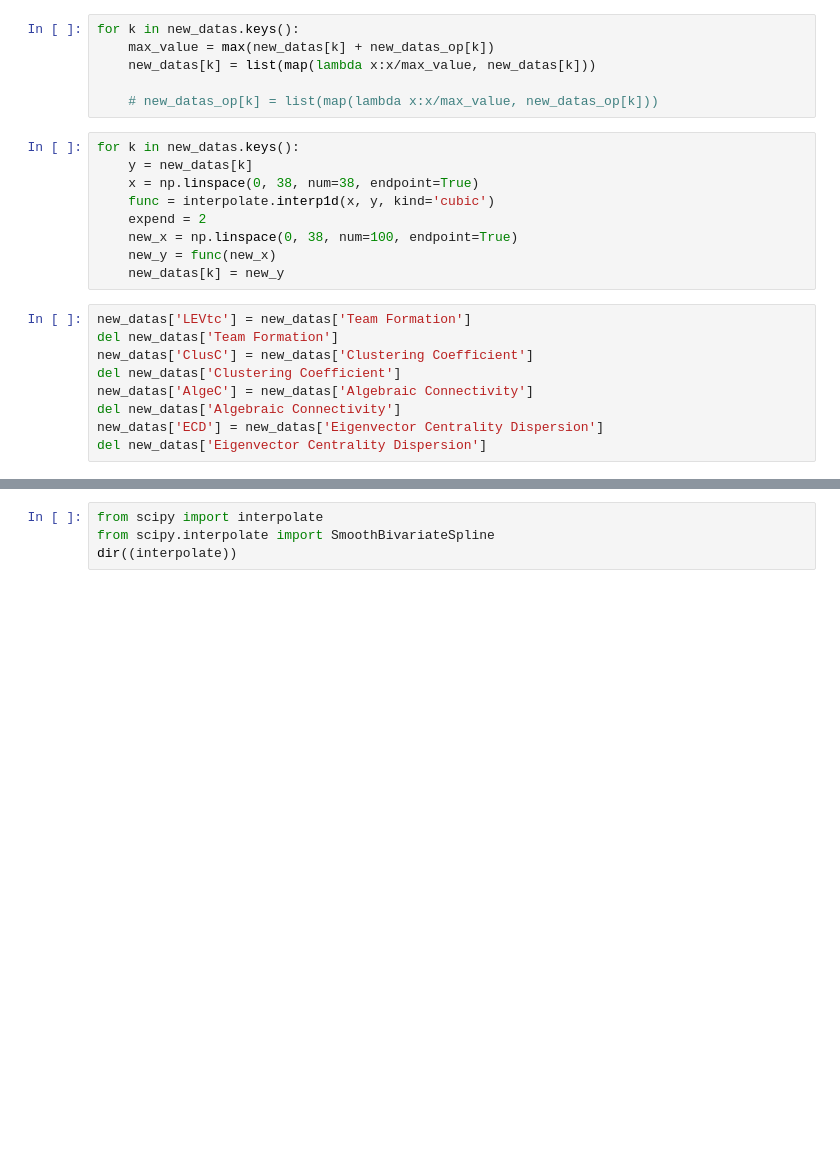
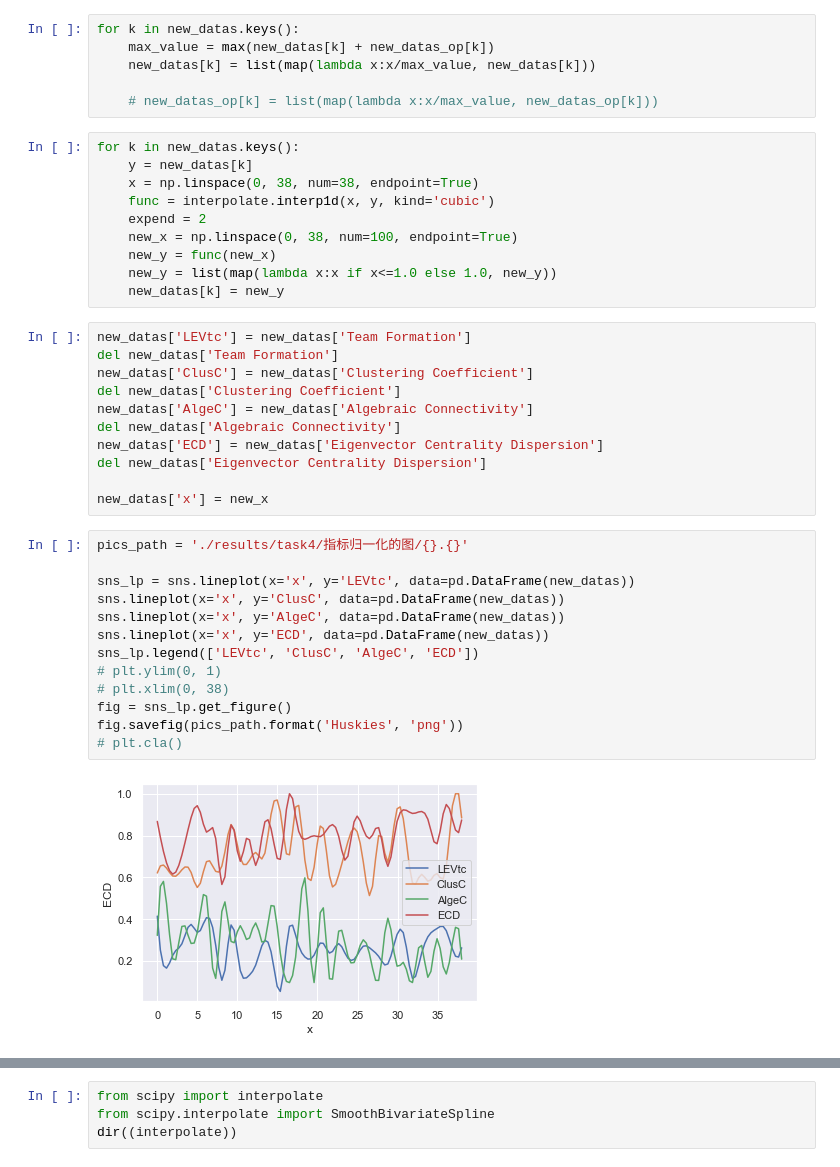
Before and after one commit to jansona/2020_MCM_ICM, a Jupyter notebook: task_4.ipynb, the cells around one changed output, grey strips where cells are left out. Cells and saved outputs as stored; diff of their text form; blank space fills up the shorter version.

```diff
--- a/task_4.ipynb
+++ b/task_4.ipynb
@@ -215,6 +215,7 @@ for k in new_datas.keys():
     expend = 2
     new_x = np.linspace(0, 38, num=100, endpoint=True)
     new_y = func(new_x)
+    new_y = list(map(lambda x:x if x<=1.0 else 1.0, new_y))
     new_datas[k] = new_y
 # %%
 new_datas['LEVtc'] = new_datas['Team Formation']
@@ -225,6 +226,23 @@ new_datas['AlgeC'] = new_datas['Algebraic Connectivity']
 del new_datas['Algebraic Connectivity']
 new_datas['ECD'] = new_datas['Eigenvector Centrality Dispersion']
 del new_datas['Eigenvector Centrality Dispersion']
+
+new_datas['x'] = new_x
+# %%
+pics_path = './results/task4/指标归一化的图/{}.{}'
+
+sns_lp = sns.lineplot(x='x', y='LEVtc', data=pd.DataFrame(new_datas))
+sns.lineplot(x='x', y='ClusC', data=pd.DataFrame(new_datas))
+sns.lineplot(x='x', y='AlgeC', data=pd.DataFrame(new_datas))
+sns.lineplot(x='x', y='ECD', data=pd.DataFrame(new_datas))
+sns_lp.legend(['LEVtc', 'ClusC', 'AlgeC', 'ECD'])
+# plt.ylim(0, 1)
+# plt.xlim(0, 38)
+fig = sns_lp.get_figure()
+fig.savefig(pics_path.format('Huskies', 'png'))
+# plt.cla()
+# %% [output]
+[figure, added]
 # %%
 pics_path = './results/task4/指标归一化的图/{}.{}'
 
```
Also changed, not shown: parts of 2 cells of this notebook, 2 other files.
